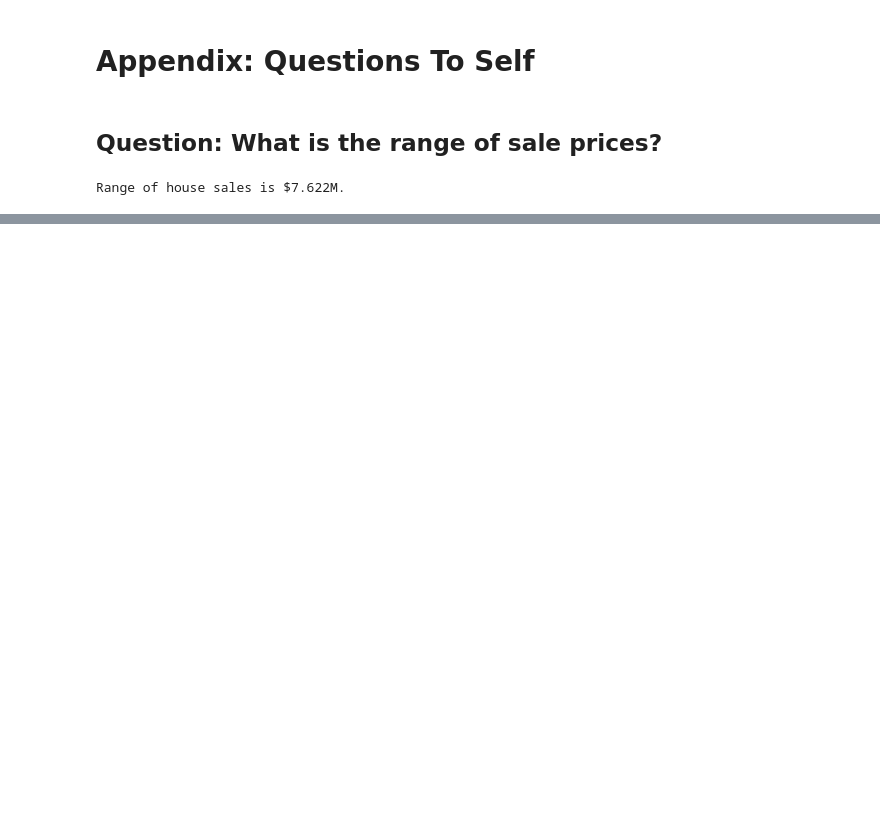
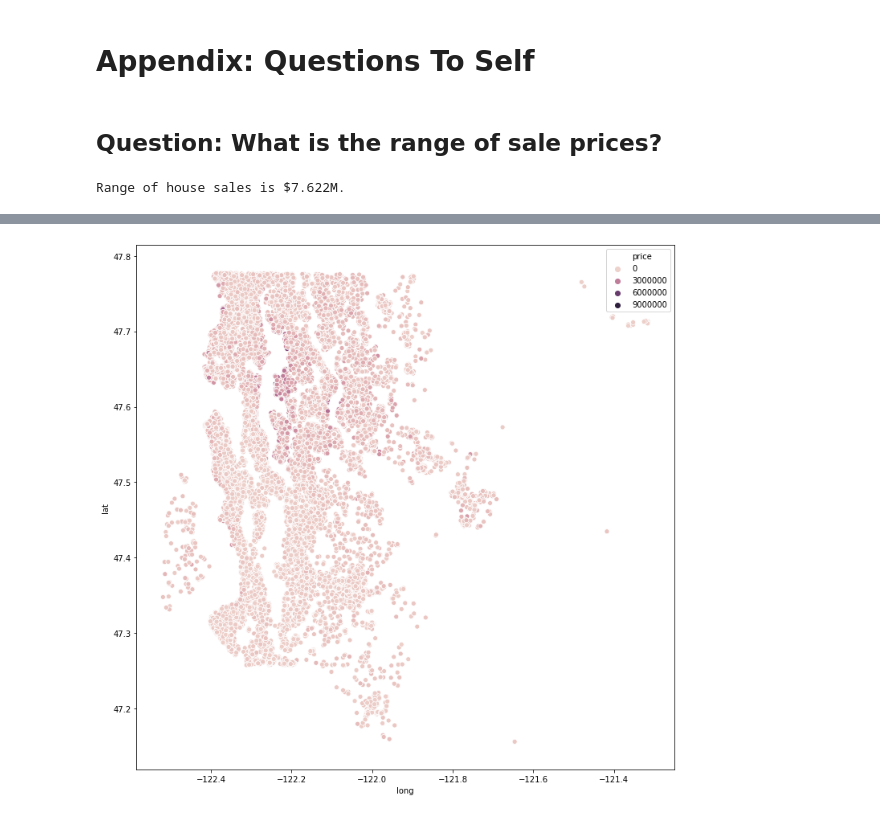
Before and after one commit to stevenzych/housing-project, a Jupyter notebook: eda_and_cleaning.ipynb, the cells around one changed output, grey strips where cells are left out. Saved outputs shown, nothing was run; the diff lists cells and outputs as text; code cells hidden in the pictures; blank space fills up the shorter version.

```diff
--- a/eda_and_cleaning.ipynb
+++ b/eda_and_cleaning.ipynb
@@ -250,0 +380,5 @@ Range of house sales is $7.622M.
+# %%
+plt.figure(figsize = (12,12))
+sns.scatterplot(x='long', y='lat', hue='price', data=df);
+# %% [output]
+[figure, added]
```
Also changed, not shown: parts of 26 cells of this notebook.
